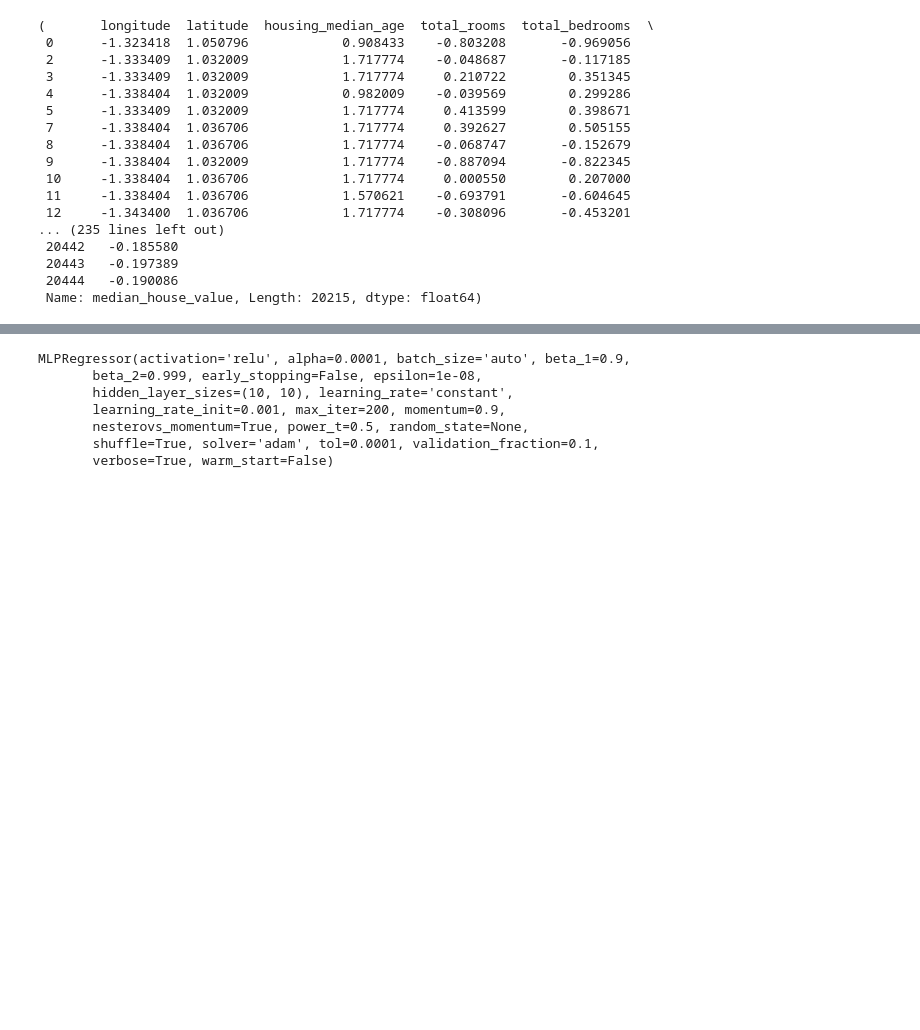
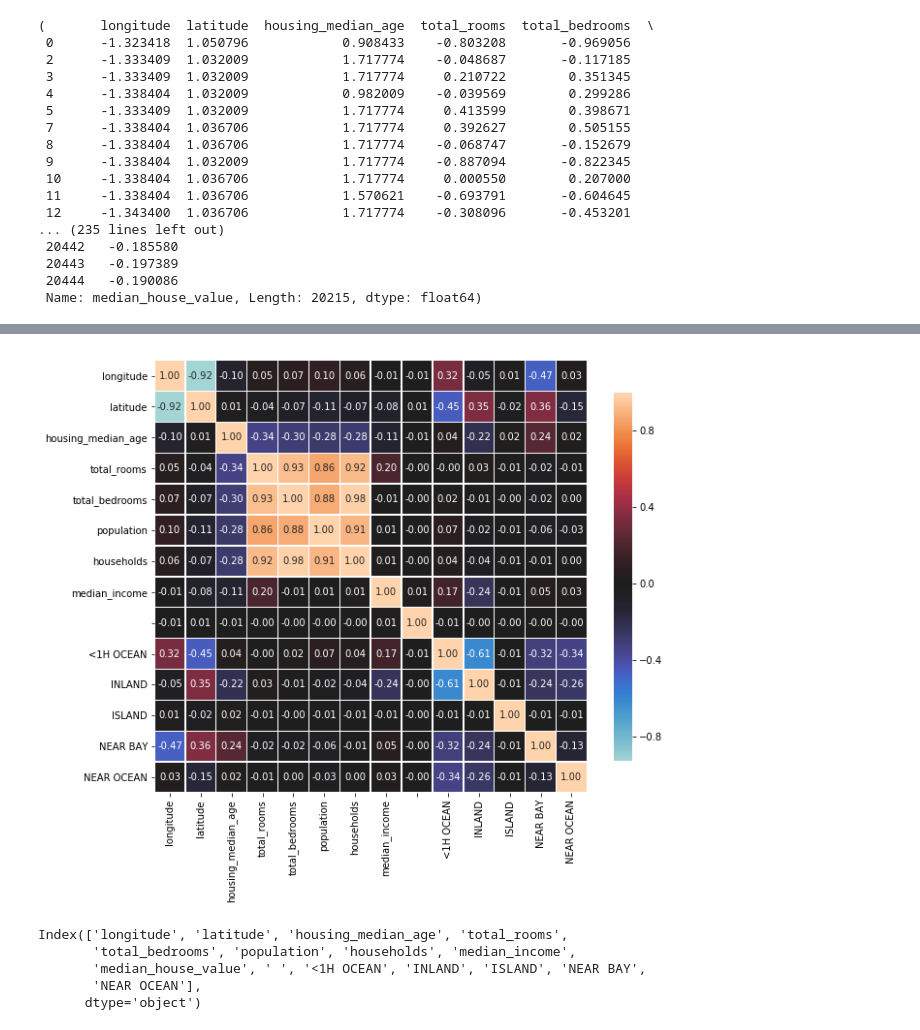
Before and after one commit to Levon27/Intelig-ncia-Artificial, a Jupyter notebook: ia_tiago_california.ipynb, the cells around one changed output, grey strips where cells are left out. Cells and saved outputs as stored; diff of their text form; code cells hidden in the pictures; blank space fills up the shorter version.

Commit message:
mapa de calor para correlacao entre as variaveis

```diff
--- a/ia_tiago_california.ipynb
+++ b/ia_tiago_california.ipynb
@@ -6,12 +6,21 @@ from sklearn import neural_network
 import sklearn
 import scipy
 import matplotlib.pyplot as plt
+import seaborn as sns
 
 def z_score(data_frame):
     return (data_frame-data_frame.mean())/data_frame.std()
 
 def min_max (data_frame):
     return (data_frame-data_frame.min())/(data_frame.max()-data_frame.min())
+
+def mapa_correlacao (data_frame):
+    correlations = data_frame.corr()
+
+    fig, ax = plt.subplots(figsize=(10,10))
+    sns.heatmap(correlations, vmax=1.0, center=0, fmt='.2f',
+                square=True, linewidths=.5, annot=True, cbar_kws={"shrink": .70})
+    plt.show();
 # %%
 df = pd.read_csv("C:/Users/14.01587-0/Desktop/Maua/Intelig-ncia-Artificial/precos_casa_california.csv")
 df
@@ -37,8 +46,8 @@ df
 # %%
 cols = df.columns
 df.apply(pd.to_numeric,errors='coerce')
+df_sem_na = df_sem_na.replace(r'^\s+$', np.NaN, regex=True)
 df_sem_na = df.dropna(axis="rows")
-df_sem_na = df_sem_na.replace(r'^\s+$', np.NaN, regex=True)
 
 ocean_prox = df_sem_na['ocean_proximity']
 one_hot = pd.get_dummies(ocean_prox)
@@ -50,9 +59,11 @@ cols = df_sem_na.columns
 df_sem_na[cols] = df_sem_na[cols].apply(pd.to_numeric, errors='coerce') #converte p/ numerico
 df_sem_na = df_sem_na.dropna(axis="rows")  #LIMPA TUPLAS COM NaN
 
-df_sem_na = z_score(df_sem_na) #normzalização
+df_norm = z_score(df_sem_na) #normzalização
 
-df_sem_na
+feat_sem_norm = df_sem_na.drop("median_house_value",1)
+
+df_norm
 # %% [output]
 |  | longitude | latitude | housing_median_age | total_rooms | total_bedrooms | population | households | ... |
 | 0 | -1.323418 | 1.050796 | 0.908433 | -0.803208 | -0.969056 | -0.971949 | -0.975448 | ... |
@@ -132,10 +143,12 @@ Training loss did not improve more than tol=0.000100 for two consecutive epochs.
-# %%
-clf
-# %% [output]
-MLPRegressor(activation='relu', alpha=0.0001, batch_size='auto', beta_1=0.9,
-       beta_2=0.999, early_stopping=False, epsilon=1e-08,
-       hidden_layer_sizes=(10, 10), learning_rate='constant',
-       learning_rate_init=0.001, max_iter=200, momentum=0.9,
-       nesterovs_momentum=True, power_t=0.5, random_state=None,
-       shuffle=True, solver='adam', tol=0.0001, validation_fraction=0.1,
-       verbose=True, warm_start=False)
+# %%
+mapa_correlacao(feat_sem_norm)
+# %% [output]
+[figure, added]
+# %%
+df_sem_na.columns
+# %% [output]
+Index(['longitude', 'latitude', 'housing_median_age', 'total_rooms',
+       'total_bedrooms', 'population', 'households', 'median_income',
+       'median_house_value', ' ', '<1H OCEAN', 'INLAND', 'ISLAND', 'NEAR BAY',
+       'NEAR OCEAN'],
+      dtype='object')
```
Also changed, not shown: parts of 3 cells of this notebook.
